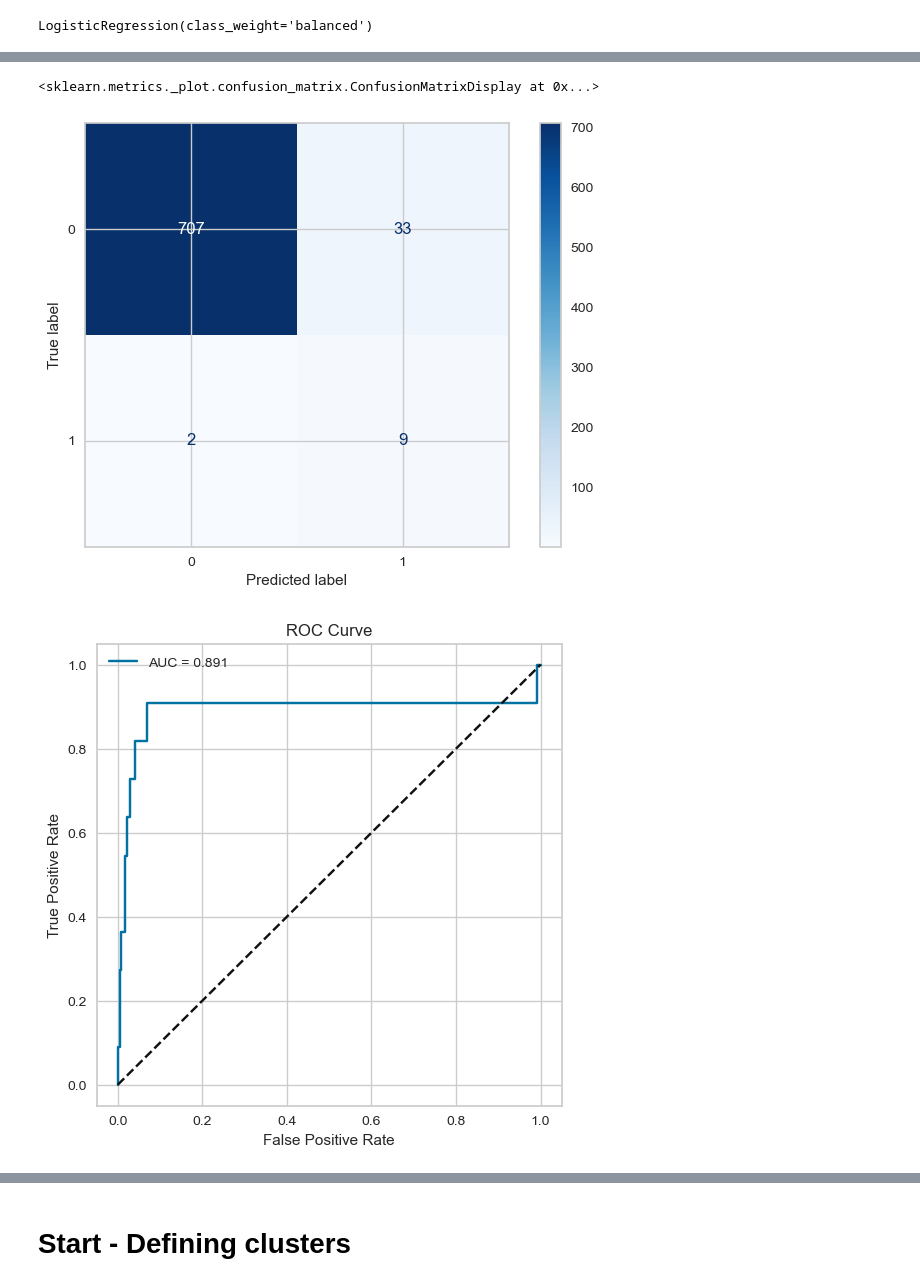
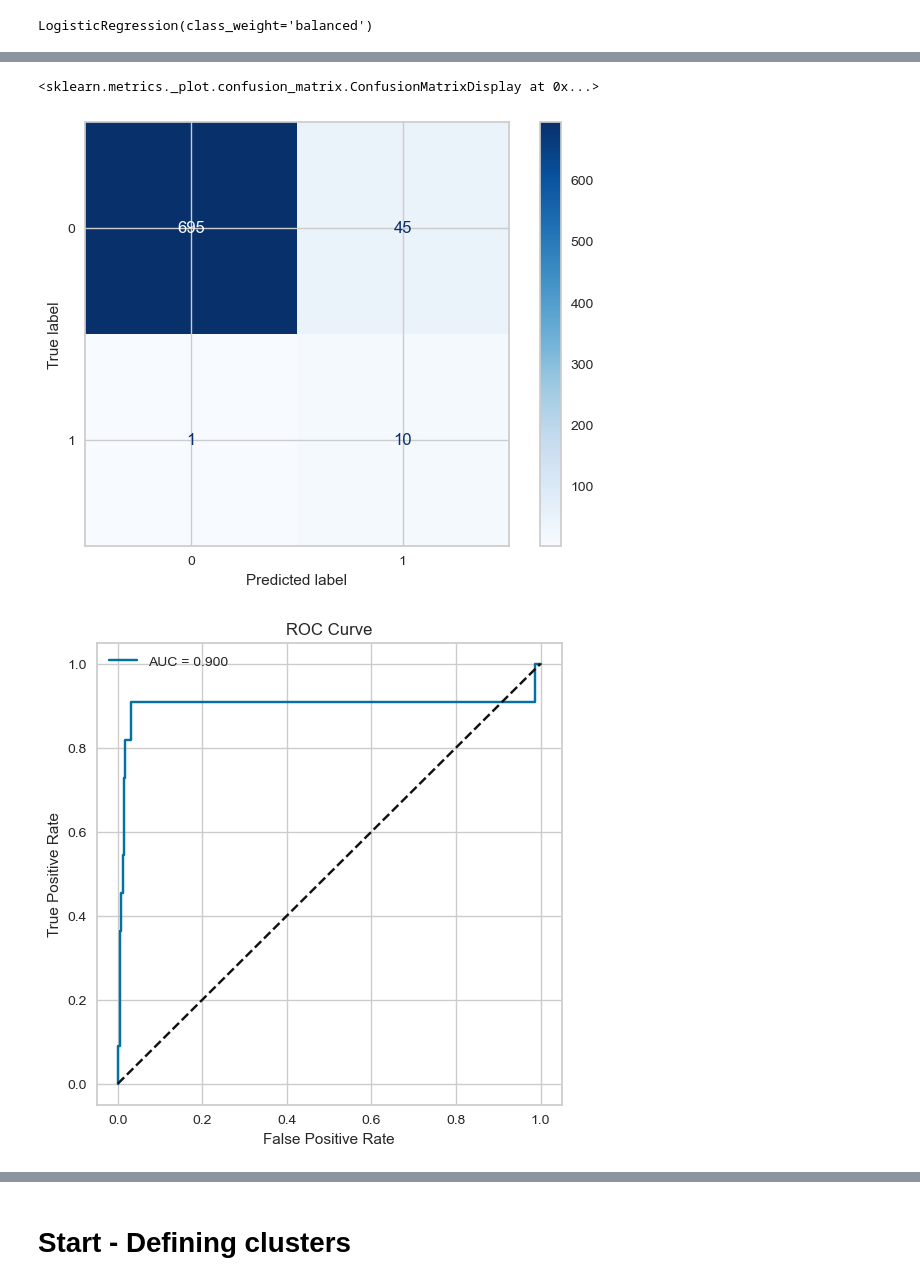
Before and after one commit to Kavindya-1/FYP, a Jupyter notebook: Initial notebook.ipynb, the cells around one changed output, grey strips where cells are left out. Saved outputs shown, nothing was run; the diff lists cells and outputs as text; code cells hidden in the pictures.

```diff
--- a/Initial notebook.ipynb
+++ b/Initial notebook.ipynb
@@ -884,6 +885,13 @@ txn_features["AVG_TXN_PER_DAY"] = txn_features["TXN_COUNT"] / 30
 
 # Transaction volatility: std relative to average
 txn_features["TRANSACTION_VOLATILITY"] = txn_features["STD_TRANSACTION"] / (txn_features["AVG_TRANSACTION"] + 1)
+
+
+# Average monthly inflow as income proxy
+txn_features["AVG_MONTHLY_INFLOW"] = txn_features["TOTAL_INFLOW"] / 12
+
+# Log-transformed average inflow for modeling stability
+txn_features["LOG_AVG_INFLOW"] = np.log1p(txn_features["AVG_MONTHLY_INFLOW"])
 # %%
 
 # Fill missing values with 0
@@ -1097,7 +1153,8 @@ model_data
 features = [
     "TOTAL_INFLOW","TOTAL_OUTFLOW","NET_TRANSACTION_SUM","ABS_ACTIVITY",
     "AVG_TRANSACTION","STD_TRANSACTION","TXN_COUNT",
-    "TOTAL_CAPITAL_DUE","TOTAL_INTEREST_DUE","AVG_PAYMENT_RATIO",
+    "TOTAL_CAPITAL_DUE","TOTAL_INTEREST_DUE","AVG_PAYMENT_RATIO", "INFLOW_RATIO","OUTFLOW_RATIO","NET_RATIO",
+    "AVG_TXN_PER_DAY","TRANSACTION_VOLATILITY",
     "UTILIZATION","MONTHEND_CONVERTED_BALANCE","OOD",
     "AGE"
 ]
@@ -1128,12 +1170,19 @@ from sklearn.preprocessing import StandardScaler
 # %%
 X_train, X_test, y_train, y_test = train_test_split(X, y, test_size=0.3, random_state=42)
 # %%
+# scaler = StandardScaler()
+# X_train_scaled = scaler.fit_transform(X_train)
+# X_test_scaled = scaler.transform(X_test)
+
+numeric_cols = X.select_dtypes(include=["int64","float64"]).columns
+
 scaler = StandardScaler()
-X_train_scaled = scaler.fit_transform(X_train)
-X_test_scaled = scaler.transform(X_test)
+X_train[numeric_cols] = scaler.fit_transform(X_train[numeric_cols])
+X_test[numeric_cols] = scaler.transform(X_test[numeric_cols])
 # %%
-model = LogisticRegression(class_weight="balanced")  # helps with imbalanced data
-model.fit(X_train_scaled, y_train)
+
+model = LogisticRegression(class_weight="balanced")  # handles imbalanced classes
+model.fit(X_train, y_train)
 # %% [output]
 LogisticRegression(class_weight='balanced')
 # %%
@@ -1160,32 +1210,42 @@ print(model_data[["MASKED_ID","DEFAULT","CREDIT_SCORE"]].head())
 # %%
 from sklearn.metrics import confusion_matrix, ConfusionMatrixDisplay
 
-y_pred = model.predict(X_test_scaled)
+# Predict on the test set
+y_pred = model.predict(X_test)
+
+# Compute confusion matrix
 cm = confusion_matrix(y_test, y_pred)
 
-disp = ConfusionMatrixDisplay(confusion_matrix=cm, display_labels=[0,1])
+# Display confusion matrix
+disp = ConfusionMatrixDisplay(confusion_matrix=cm, display_labels=[0, 1])
 disp.plot(cmap="Blues")
 # %% [output]
 <sklearn.metrics._plot.confusion_matrix.ConfusionMatrixDisplay at 0x...>
-[figure, old version]
+[figure, new version]
 # %%
 from sklearn.metrics import roc_curve, roc_auc_score
 import matplotlib.pyplot as plt
 
-y_prob = model.predict_proba(X_test_scaled)[:,1]
+# Predict probabilities for the positive class (1) on X_test
+y_prob = model.predict_proba(X_test)[:, 1]
+
+# Compute ROC curve
 fpr, tpr, thresholds = roc_curve(y_test, y_prob)
+
+# Compute AUC
 auc_score = roc_auc_score(y_test, y_prob)
 
-plt.figure(figsize=(6,6))
+# Plot ROC curve
+plt.figure(figsize=(6, 6))
 plt.plot(fpr, tpr, label=f'AUC = {auc_score:.3f}')
-plt.plot([0,1], [0,1], 'k--')
+plt.plot([0, 1], [0, 1], 'k--')  # random classifier line
 plt.xlabel("False Positive Rate")
 plt.ylabel("True Positive Rate")
 plt.title("ROC Curve")
 plt.legend()
 plt.show()
 # %% [output]
-[figure, old version]
+[figure, new version]
 # %%
 import seaborn as sns
 
```
Also changed, not shown: parts of 51 cells of this notebook, 2 other files.
